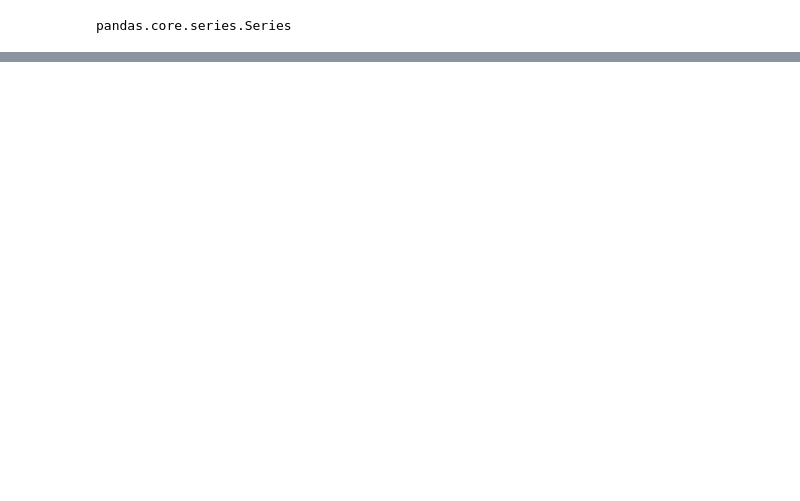
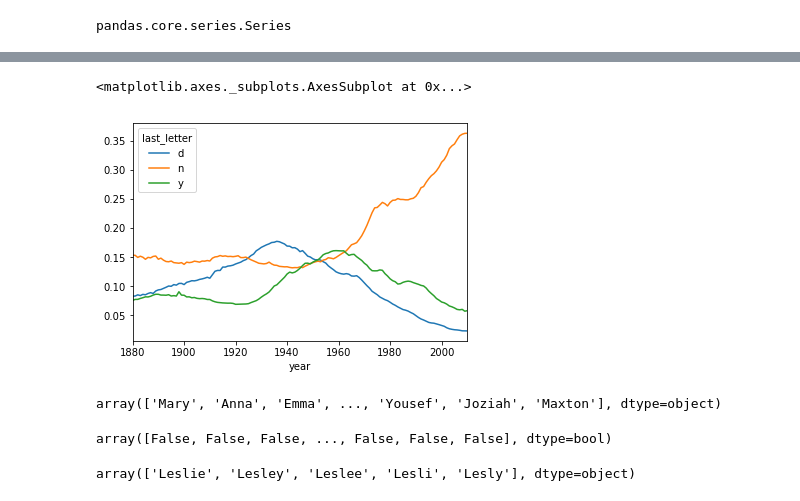
Before and after one commit to wizardklaus/Python-Data-Analysis, a Jupyter notebook: ch02-171017.ipynb, the cells around one changed output, grey strips where cells are left out. Drawn from its saved outputs; the diff is of its cells as text; code cells hidden in the pictures; blank space fills up the shorter version.

```diff
--- a/ch02-171017.ipynb
+++ b/ch02-171017.ipynb
@@ -412,0 +532,10 @@ pandas.core.series.Series
+# %%
+### 'n'으로 끝나는 남자아이 이름의 빈도가 1960년도 이후 급격하게 증가했다. ###
+### 전체 자료로 돌아가 출생 연도와 성별로 다시 정규화하고 남자아이 이름에서 몇 글자를 선택해서
+### 이 이름을 시계열로 하는 시계열 데이터로 변환하자 ###
+
+letter_prop = table / table.sum().astype(float) # 상대분포를 다시 구한다.
+dny_ts = letter_prop.loc[['d', 'n', 'y'], 'M'].T
+# iloc[행이 abc..니까, 열] 그다음교차행렬, 열과 행을 바꾼다.
+# dataframe.T : Transpose index and columns
+dny_ts.head()
@@ -412,0 +550,23 @@ pandas.core.series.Series
+# %%
+### 연도별 그래프 생성
+dny_ts.plot()
+# %% [output]
+<matplotlib.axes._subplots.AxesSubplot at 0x...>
+[figure, added]
+# %%
+### 예전에는 남자이름으로 선호되다가 현재는 여자 이름으로 선호되는 경향이 두드러진다 ###
+### 'lesl'이 포함되는 리스트를 만들어본다 ###
+all_names = top1000.name.unique()
+all_names
+# %% [output]
+array(['Mary', 'Anna', 'Emma', ..., 'Yousef', 'Joziah', 'Maxton'], dtype=object)
+# %%
+mask = np.array(['lesl' in x.lower() for x in all_names]) # 앞에 있는 x를 for 이후의 식에서 받는다.
+mask
+# %% [output]
+array([False, False, False, ..., False, False, False], dtype=bool)
+# %%
+lesley_like = all_names[mask]
+lesley_like
+# %% [output]
+array(['Leslie', 'Lesley', 'Leslee', 'Lesli', 'Lesly'], dtype=object)
```
Also changed, not shown: parts of 20 cells of this notebook, 1 other file.
